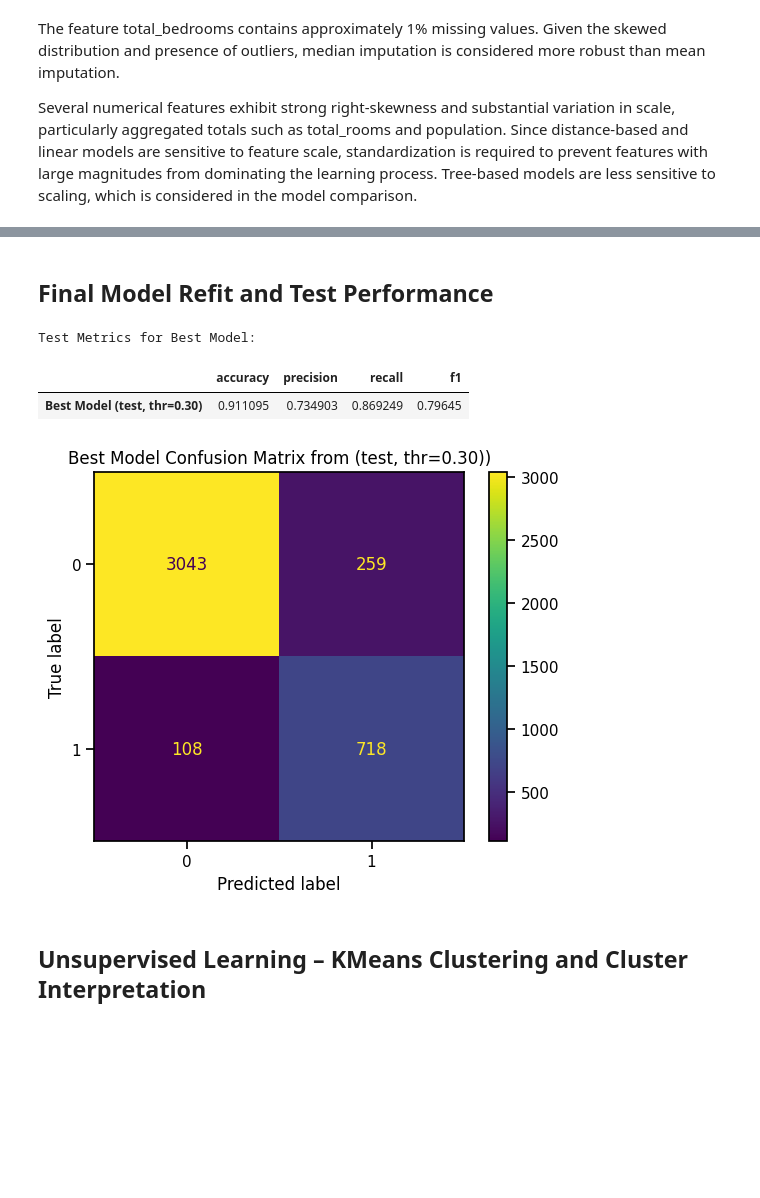
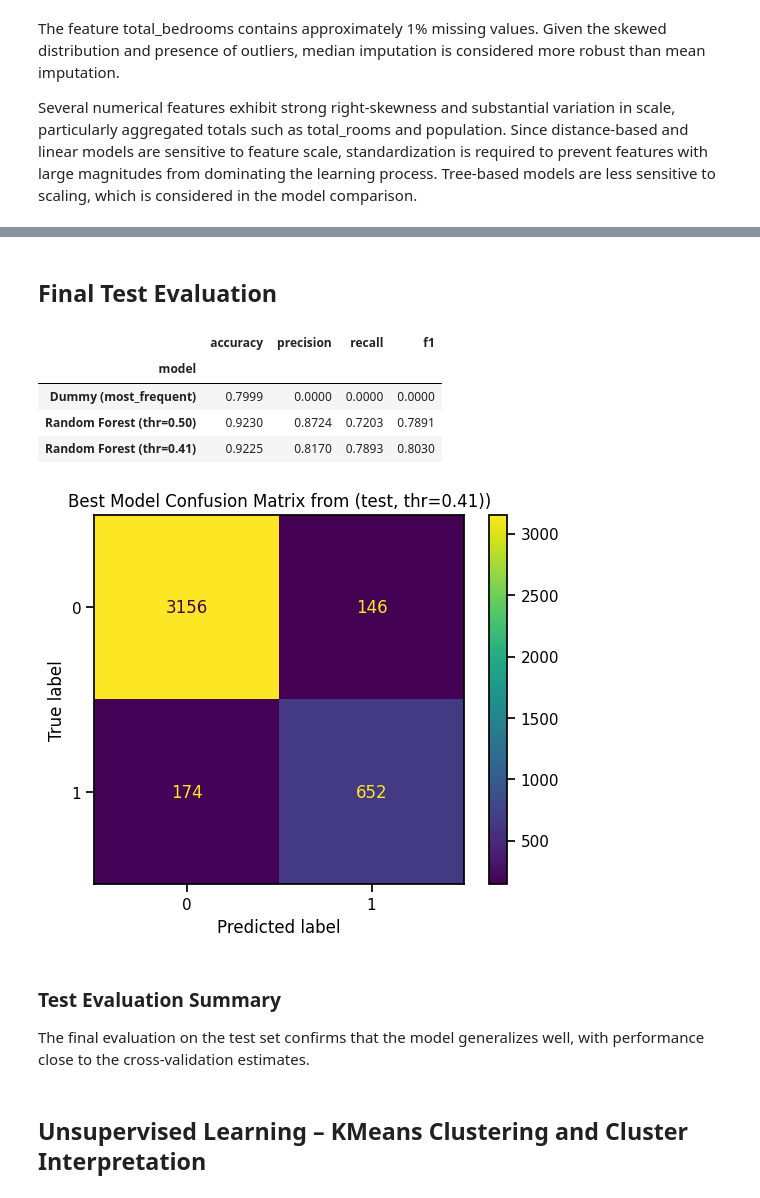
Before and after one commit to MalinMo/California-Housing, a Jupyter notebook: ML_Uppgift1_Malin_Moisander.ipynb, the cells around one changed output, grey strips where cells are left out. Cells and saved outputs as stored; diff of their text form; code cells hidden in the pictures; blank space fills up the shorter version.

Commit message:
Changed from a val data set to stratified kfolds

```diff
--- a/ML_Uppgft1_Malin_Moisander.ipynb
+++ b/ML_Uppgift1_Malin_Moisander.ipynb
@@ -224 +180,5 @@ Name: proportion, dtype: float64
+# %%
+X_train, X_test, y_train, y_test = train_test_split(
+    X, y, test_size=0.2, random_state=42, stratify=y
+)
 # %% [markdown]
@@ -411,13 +307,11 @@ param_grid = {
     "model__max_features": ["sqrt", "log2"]
 }
 
-cv = StratifiedKFold(n_splits=5, shuffle=True, random_state=42)
-
 grid = GridSearchCV(
     estimator=models[chosen_model_name],
     param_grid=param_grid,
     cv=cv,
-    scoring="recall",
+    scoring=SCORING,
     n_jobs=-1
 )
 
@@ -428,8 +322,8 @@ best_row = cv_results.loc[grid.best_index_]
 
 best_summary = pd.DataFrame(
     {**grid.best_params_,
-    "cv_mean_recall": best_row["mean_test_score"],
-    "cv_std_recall": best_row["std_test_score"]},
+    f"cv_mean_{SCORING}": best_row["mean_test_score"],
+    f"cv_std_{SCORING}": best_row["std_test_score"]},
     index=["Best Random Forest (CV)"]
 )
 
@@ -553,34 +395,52 @@ display(comparison_df)
 # %% [markdown]
-## Final Model Refit and Test Performance
+## Final Test Evaluation
 # %%
-X_trainval = pd.concat([X_train, X_val], axis=0)
-y_trainval = pd.concat([y_train, y_val], axis=0)
+best_model.fit(X_train, y_train)
 
-best_model.fit(X_trainval, y_trainval)
+rows = []
 
-THRESHOLD = 0.30
+baseline.fit(X_train, y_train)
+y_pred_dummy = baseline.predict(X_test)
+rows.append({
+    "model": "Dummy (most_frequent)",
+    **evaluate_classification(y_test, y_pred_dummy)
+})
+
+y_pred_rf_default = best_model.predict(X_test)
+rows.append({
+    "model": "Random Forest (thr=0.50)",
+    **evaluate_classification(y_test, y_pred_rf_default)
+})
 
 proba_test = best_model.predict_proba(X_test)[:, 1]
-y_pred_test_thr = (proba_test >= THRESHOLD).astype(int)
+y_pred_rf_thr = (proba_test >= best_t).astype(int)
 
-print("Test Metrics for Best Model:")
-best_model_metrics_test = evaluate_classification(y_test, y_pred_test_thr)
+rows.append({
+    "model": f"Random Forest (thr={best_t:.2f})",
+    **evaluate_classification(y_test, y_pred_rf_thr)
+})
 
-best_model_metrics_df = (
-    pd.DataFrame(best_model_metrics_test, index=[f"Best Model (test, thr={THRESHOLD:.2f})"])
-    .round(6)
+comparison_df = (
+    pd.DataFrame(rows)
+      .set_index("model")
+      .round(4)
 )
 
-display(best_model_metrics_df)
+display(comparison_df)
 
-ConfusionMatrixDisplay.from_predictions(y_test, y_pred_test_thr)
-plt.title(f"Best Model Confusion Matrix from (test, thr={THRESHOLD:.2f}))")
+ConfusionMatrixDisplay.from_predictions(y_test, y_pred_rf_thr)
+plt.title(f"Best Model Confusion Matrix from (test, thr={best_t:.2f}))")
 plt.show()
 # %% [output]
-Test Metrics for Best Model:
 |  | accuracy | precision | recall | f1 |
-| Best Model (test, thr=0.30) | 0.911095 | 0.734903 | 0.869249 | 0.79645 |
+| model |  |  |  |  |
+| Dummy (most_frequent) | 0.7999 | 0.0000 | 0.0000 | 0.0000 |
+| Random Forest (thr=0.50) | 0.9230 | 0.8724 | 0.7203 | 0.7891 |
+| Random Forest (thr=0.41) | 0.9225 | 0.8170 | 0.7893 | 0.8030 |
-[figure, old version]
+[figure, new version]
+# %% [markdown]
+### Test Evaluation Summary
+The final evaluation on the test set confirms that the model generalizes well, with performance close to the cross-validation estimates.
 # %% [markdown]
 ## Unsupervised Learning – KMeans Clustering and Cluster Interpretation
 # %%
```
Also changed, not shown: parts of 28 cells of this notebook.
